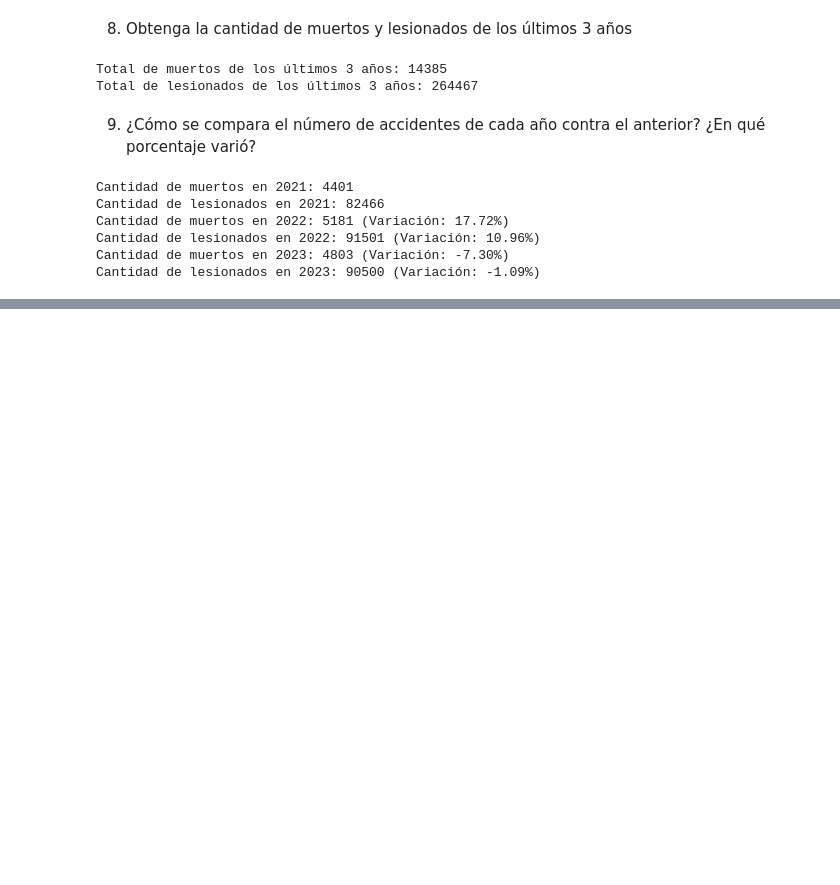
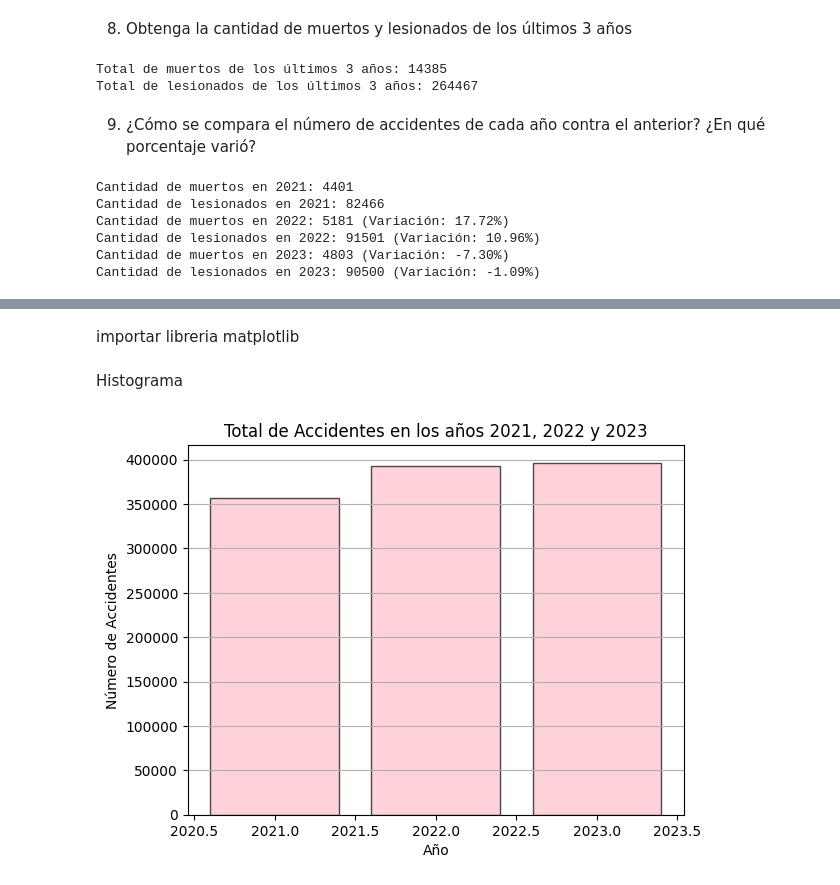
Before and after one commit to Lacuena/Ejercicios-ATUS-, a Jupyter notebook: Prueba.ipynb, the cells around one changed output, grey strips where cells are left out. Drawn from its saved outputs; the diff is of its cells as text; code cells hidden in the pictures; blank space fills up the shorter version.

```diff
--- a/Prueba.ipynb
+++ b/Prueba.ipynb
@@ -198,0 +205,2 @@ Cantidad de lesionados en 2023: 90500 (Variación: -1.09%)
+# %% [markdown]
+importar libreria matplotlib
@@ -198,0 +209,22 @@ Cantidad de lesionados en 2023: 90500 (Variación: -1.09%)
+# %% [markdown]
+ Histograma
+# %%
+
+total_accidentes = {}
+
+for anio in [2021, 2022, 2023]:
+    accidentes_anio = dataset[dataset['ANIO'] == anio]
+    total_accidentes[anio] = len(accidentes_anio)
+
+anios = list(total_accidentes.keys())
+totales = list(total_accidentes.values())
+
+plt.bar(anios, totales, color='pink', edgecolor='black', alpha=0.7)
+
+plt.title('Total de Accidentes en los años 2021, 2022 y 2023')
+plt.xlabel('Año')
+plt.ylabel('Número de Accidentes')
+plt.grid(axis='y')
+plt.show()
+# %% [output]
+[figure, added]
```
Also changed, not shown: parts of 6 cells of this notebook.
